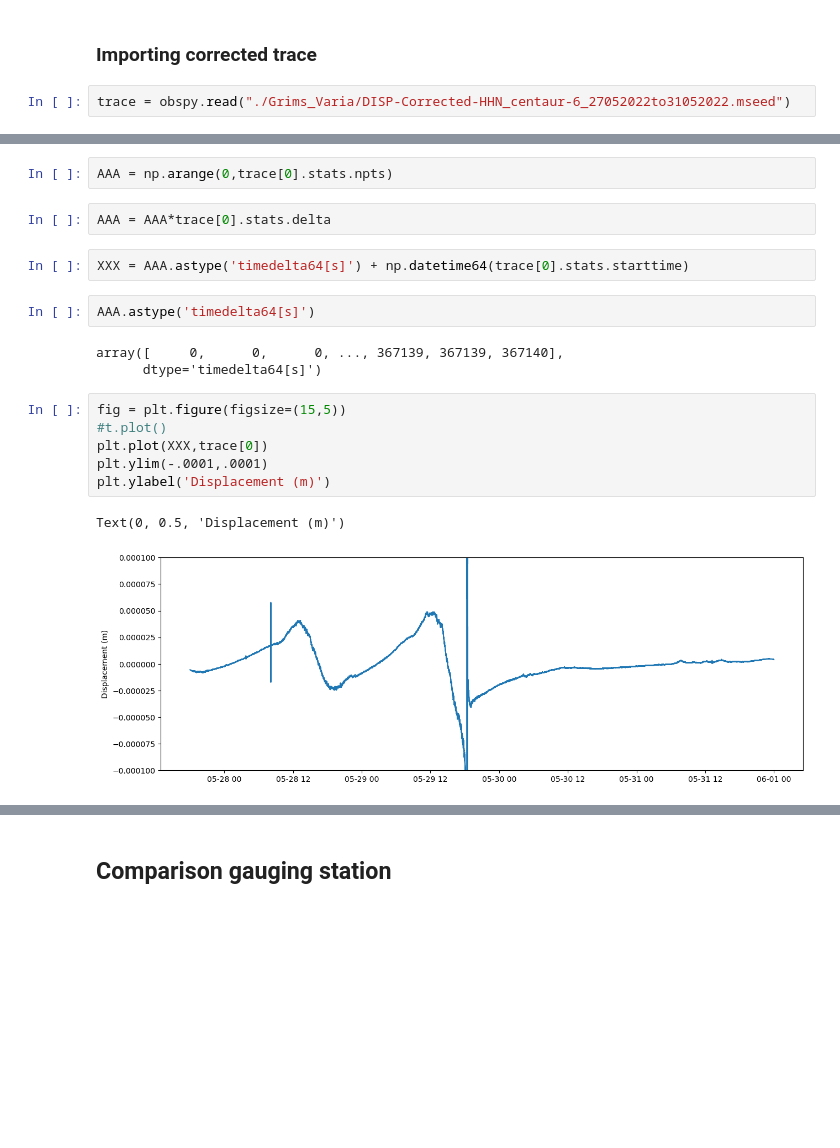
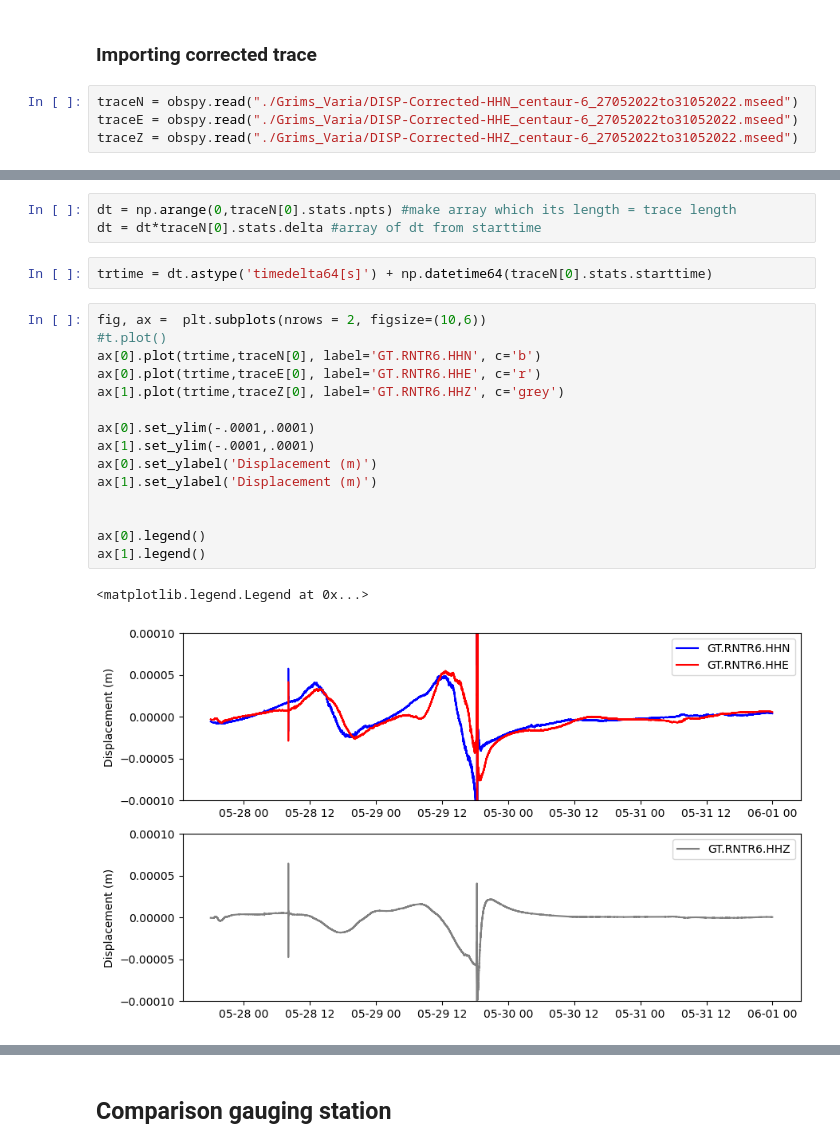
Before and after one commit to jgovoort/sismo-memo, a Jupyter notebook: Diana.ipynb, the cells around one changed output, grey strips where cells are left out. Cells and saved outputs as stored; diff of their text form; blank space fills up the shorter version.

```diff
--- a/Diana.ipynb
+++ b/Diana.ipynb
@@ -97,4 +105,6 @@ A suitable encoding will be chosen.
 # %% [markdown]
 ### Importing corrected trace
 # %%
-trace = obspy.read("./Grims_Varia/DISP-Corrected-HHN_centaur-6_27052022to31052022.mseed")
+traceN = obspy.read("./Grims_Varia/DISP-Corrected-HHN_centaur-6_27052022to31052022.mseed")
+traceE = obspy.read("./Grims_Varia/DISP-Corrected-HHE_centaur-6_27052022to31052022.mseed")
+traceZ = obspy.read("./Grims_Varia/DISP-Corrected-HHZ_centaur-6_27052022to31052022.mseed")
@@ -126,22 +124,25 @@ trace[0].stats
          _format: MSEED
            mseed: AttribDict({'dataquality': 'D', 'number_of_records': 1610264, 'encoding': 'FLOAT64', 'byteorder': '>', 'record_length': 512, 'filesize': 824455168})
 # %%
-AAA = np.arange(0,trace[0].stats.npts)
+dt = np.arange(0,traceN[0].stats.npts) #make array which its length = trace length
+dt = dt*traceN[0].stats.delta #array of dt from starttime
-# %%
-AAA = AAA*trace[0].stats.delta
 # %%
-XXX = AAA.astype('timedelta64[s]') + np.datetime64(trace[0].stats.starttime)
+trtime = dt.astype('timedelta64[s]') + np.datetime64(traceN[0].stats.starttime)
-# %%
-AAA.astype('timedelta64[s]')
-# %% [output]
-array([     0,      0,      0, ..., 367139, 367139, 367140],
-      dtype='timedelta64[s]')
 # %%
-fig = plt.figure(figsize=(15,5))
+fig, ax =  plt.subplots(nrows = 2, figsize=(10,6))
 #t.plot()
-plt.plot(XXX,trace[0])
-plt.ylim(-.0001,.0001)
-plt.ylabel('Displacement (m)')
+ax[0].plot(trtime,traceN[0], label='GT.RNTR6.HHN', c='b')
+ax[0].plot(trtime,traceE[0], label='GT.RNTR6.HHE', c='r')
+ax[1].plot(trtime,traceZ[0], label='GT.RNTR6.HHZ', c='grey')
+
+ax[0].set_ylim(-.0001,.0001)
+ax[1].set_ylim(-.0001,.0001)
+ax[0].set_ylabel('Displacement (m)')
+ax[1].set_ylabel('Displacement (m)')
+
+
+ax[0].legend()
+ax[1].legend()
 # %% [output]
-Text(0, 0.5, 'Displacement (m)')
+<matplotlib.legend.Legend at 0x...>
-[figure, old version]
+[figure, new version]
```
Also changed, not shown: parts of 35 cells of this notebook, 6 other files.
